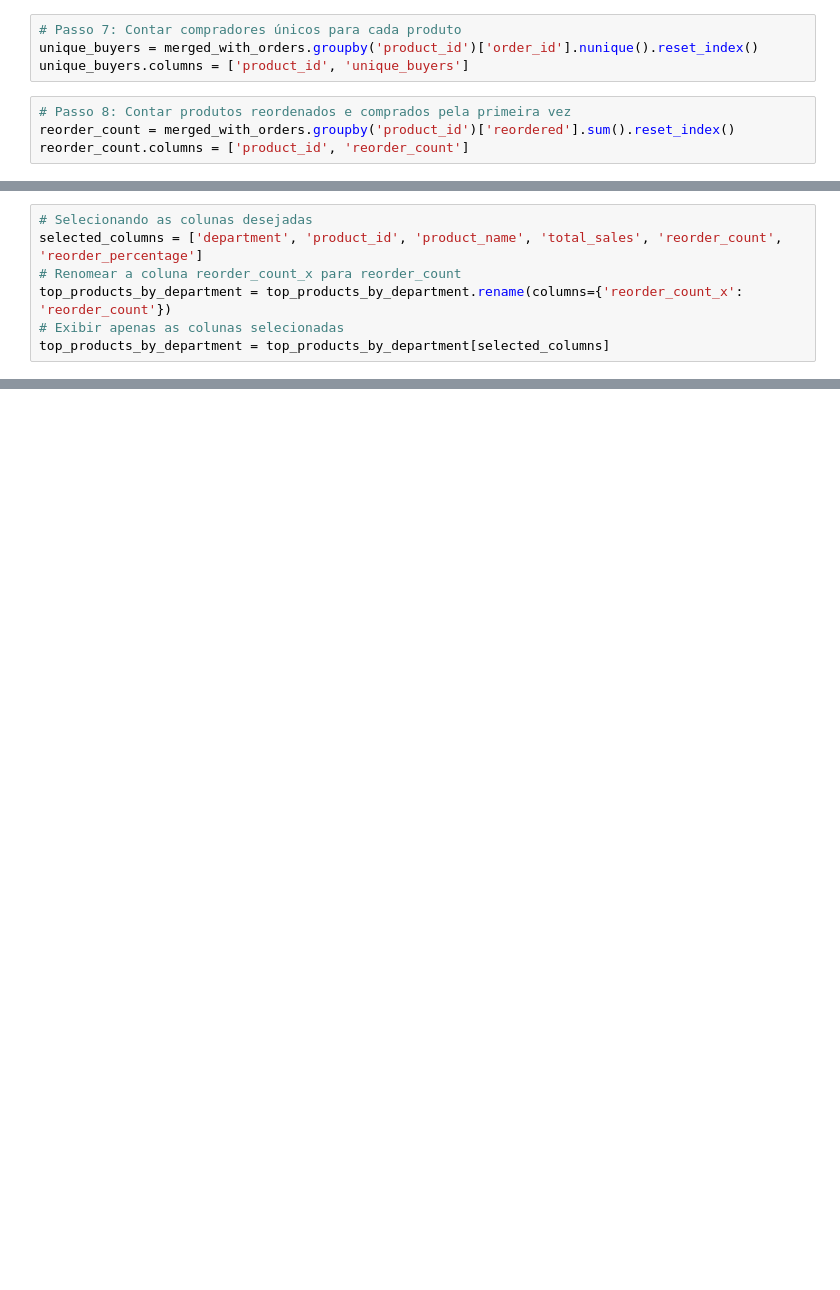
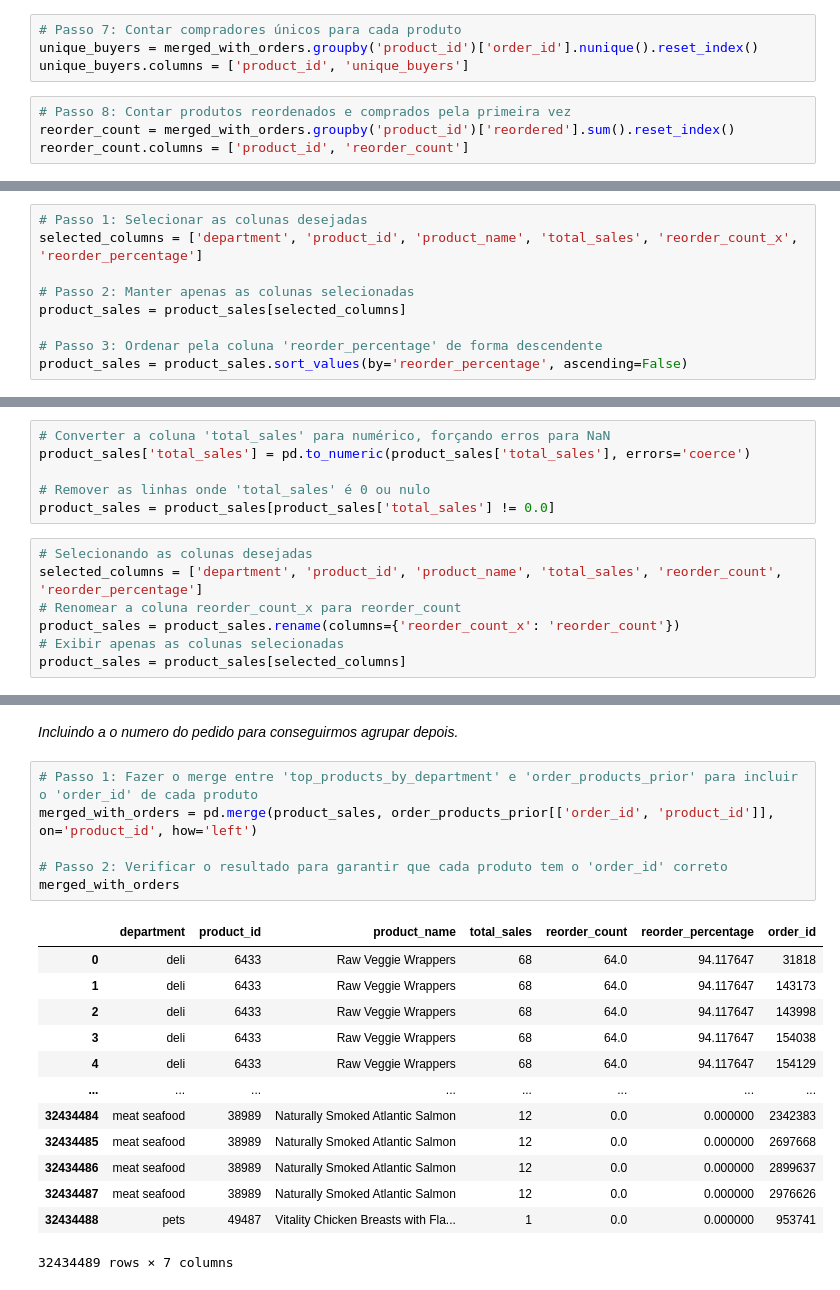
Before and after one commit to Gabrieldiasdeoliveira/cross_up_selling, a Jupyter notebook: cross_up_selling.ipynb, the cells around one changed output, grey strips where cells are left out. Cells and saved outputs as stored; diff of their text form; blank space fills up the shorter version.

```diff
--- a/cross_up_selling.ipynb
+++ b/cross_up_selling.ipynb
@@ -330,0 +367,9 @@ top_products_by_department = top_products_by_department.merge(reorder_count, on=
+# %%
+# Passo 1: Selecionar as colunas desejadas
+selected_columns = ['department', 'product_id', 'product_name', 'total_sales', 'reorder_count_x', 'reorder_percentage']
+
+# Passo 2: Manter apenas as colunas selecionadas
+product_sales = product_sales[selected_columns]
+
+# Passo 3: Ordenar pela coluna 'reorder_percentage' de forma descendente
+product_sales = product_sales.sort_values(by='reorder_percentage', ascending=False)
@@ -331,7 +392,13 @@ top_products_by_department = top_products_by_department.merge(reorder_count, on=
+# %%
+# Converter a coluna 'total_sales' para numérico, forçando erros para NaN
+product_sales['total_sales'] = pd.to_numeric(product_sales['total_sales'], errors='coerce')
+
+# Remover as linhas onde 'total_sales' é 0 ou nulo
+product_sales = product_sales[product_sales['total_sales'] != 0.0]
 # %%
 # Selecionando as colunas desejadas
 selected_columns = ['department', 'product_id', 'product_name', 'total_sales', 'reorder_count', 'reorder_percentage']
 # Renomear a coluna reorder_count_x para reorder_count
-top_products_by_department = top_products_by_department.rename(columns={'reorder_count_x': 'reorder_count'})
+product_sales = product_sales.rename(columns={'reorder_count_x': 'reorder_count'})
 # Exibir apenas as colunas selecionadas
-top_products_by_department = top_products_by_department[selected_columns]
+product_sales = product_sales[selected_columns]
@@ -353,0 +421,22 @@ top_products_by_department
+# %% [markdown]
+*Incluindo a o numero do pedido para conseguirmos agrupar depois.*
+# %%
+# Passo 1: Fazer o merge entre 'top_products_by_department' e 'order_products_prior' para incluir o 'order_id' de cada produto
+merged_with_orders = pd.merge(product_sales, order_products_prior[['order_id', 'product_id']], on='product_id', how='left')
+
+# Passo 2: Verificar o resultado para garantir que cada produto tem o 'order_id' correto
+merged_with_orders
+# %% [output]
+|  | department | product_id | product_name | total_sales | reorder_count | reorder_percentage | order_id |
+| 0 | deli | 6433 | Raw Veggie Wrappers | 68 | 64.0 | 94.117647 | 31818 |
+| 1 | deli | 6433 | Raw Veggie Wrappers | 68 | 64.0 | 94.117647 | 143173 |
+| 2 | deli | 6433 | Raw Veggie Wrappers | 68 | 64.0 | 94.117647 | 143998 |
+| 3 | deli | 6433 | Raw Veggie Wrappers | 68 | 64.0 | 94.117647 | 154038 |
+| 4 | deli | 6433 | Raw Veggie Wrappers | 68 | 64.0 | 94.117647 | 154129 |
+| ... | ... | ... | ... | ... | ... | ... | ... |
+| 32434484 | meat seafood | 38989 | Naturally Smoked Atlantic Salmon | 12 | 0.0 | 0.000000 | 2342383 |
+| 32434485 | meat seafood | 38989 | Naturally Smoked Atlantic Salmon | 12 | 0.0 | 0.000000 | 2697668 |
+| 32434486 | meat seafood | 38989 | Naturally Smoked Atlantic Salmon | 12 | 0.0 | 0.000000 | 2899637 |
+| 32434487 | meat seafood | 38989 | Naturally Smoked Atlantic Salmon | 12 | 0.0 | 0.000000 | 2976626 |
+| 32434488 | pets | 49487 | Vitality Chicken Breasts with Fla... | 1 | 0.0 | 0.000000 | 953741 |
+32434489 rows × 7 columns
```
Also changed, not shown: parts of 25 cells of this notebook.
